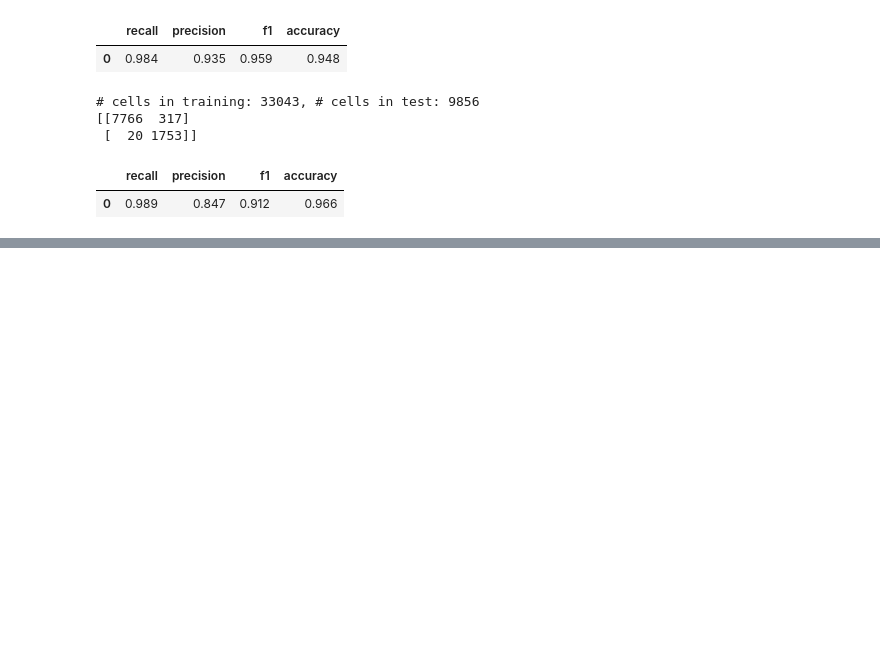
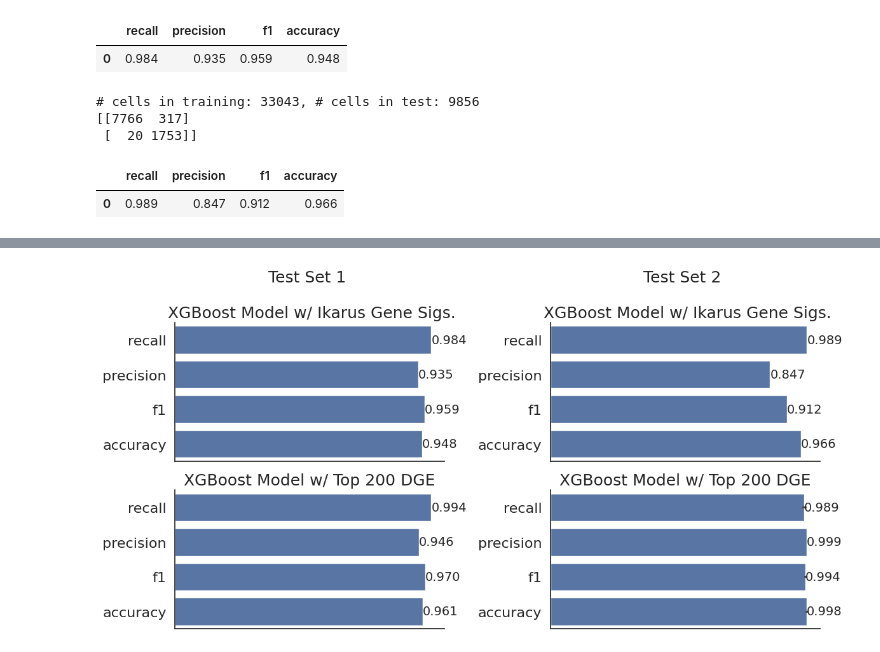
Before and after one commit to b-richins92/Cancer_Prediction_10x, a Jupyter notebook: 7_ikarus_xgboost_swapped_features.ipynb, the cells around one changed output, grey strips where cells are left out. Drawn from its saved outputs; the diff is of its cells as text; code cells hidden in the pictures; blank space fills up the shorter version.

```diff
--- a/7_ikarus_xgboost_swapped_features.ipynb
+++ b/7_ikarus_xgboost_swapped_features.ipynb
@@ -366,0 +396,30 @@ g1.savefig('metrics_ikarus_xgboost.png')
+# %%
+# Generate plots for XGBoost
+sns.set_theme(style='white')
+
+fig, axes = plt.subplots(2, 2, figsize=(12, 6))
+fs = 14
+
+########################
+# create test 1 charts #
+########################
+
+g1 = generate_subplot(test1, 'xgboost', 'ikarus', None, axes_obj=axes[0,0],
+                      title= 'Test Set 1 \n\n XGBoost Model w/ Ikarus Gene Sigs.', fs = fs)
+g2 = generate_subplot(test1, 'xgboost', 'dge', None, axes_obj=axes[1,0],
+                      title = 'XGBoost Model w/ Top 200 DGE', fs = fs)
+
+########################
+# create test 2 charts #
+########################
+
+g3 = generate_subplot(test2, 'xgboost', 'ikarus', None, axes_obj=axes[0,1],
+                      title= 'Test Set 2 \n\n XGBoost Model w/ Ikarus Gene Sigs.', fs = fs)
+g4 = generate_subplot(test2, 'ikarus', 'dge', None, axes_obj=axes[1,1],
+                      title = 'XGBoost Model w/ Top 200 DGE', fs = fs)
+
+fig.tight_layout()
+
+plt.savefig('SuppFigS3_xgboost_swap.png')
+# %% [output]
+[figure, added]
```
Also changed, not shown: parts of 15 cells of this notebook.
